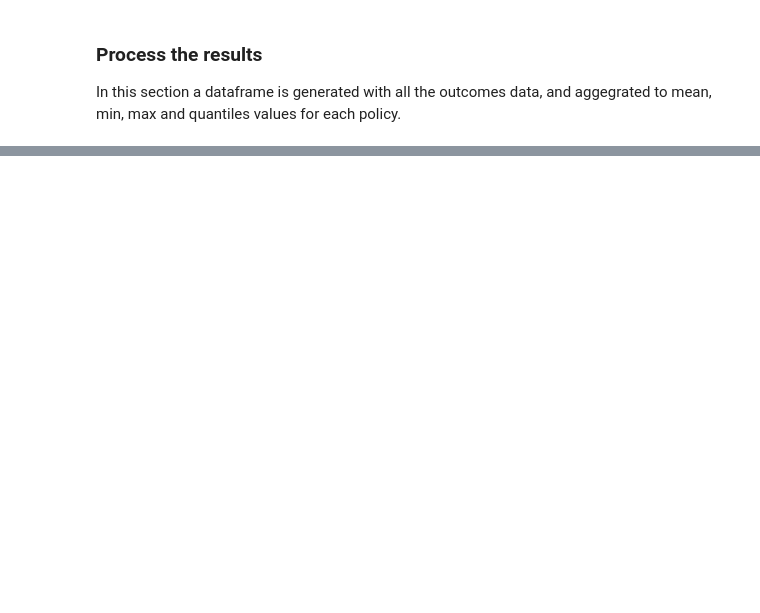
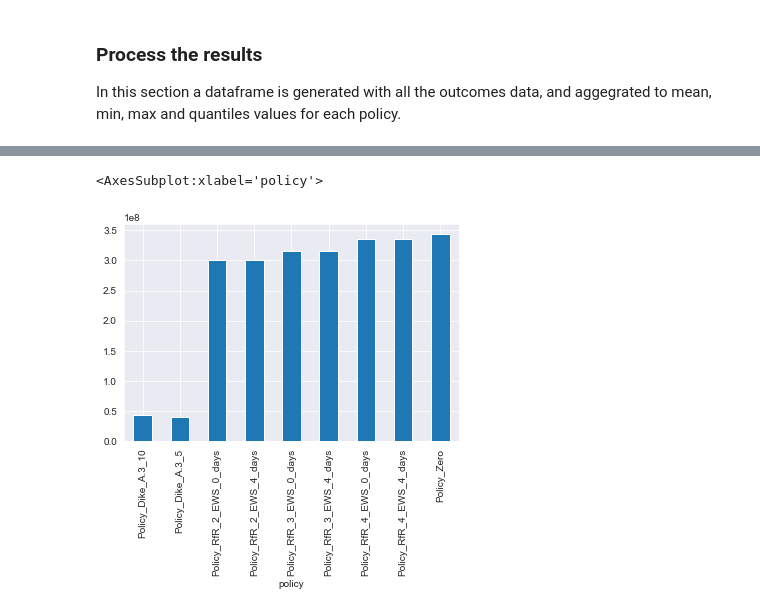
Before and after one commit to hannadenekamp/modelbased, a Jupyter notebook: Problem Formulations.ipynb, the cells around one changed output, grey strips where cells are left out. Saved outputs shown, nothing was run; the diff lists cells and outputs as text; code cells hidden in the pictures; blank space fills up the shorter version.

```diff
--- a/Problem Formulations.ipynb
+++ b/Problem Formulations.ipynb
@@ -268,2 +243,7 @@ TCA_df
+# %%
+TCA_df["A.3 Total Costs"]["mean"].plot.bar()
+# %% [output]
+<AxesSubplot:xlabel='policy'>
+[figure, added]
 # %%
 # Save the aggegrated data to a CSV file
```
Also changed, not shown: parts of 9 cells of this notebook.
